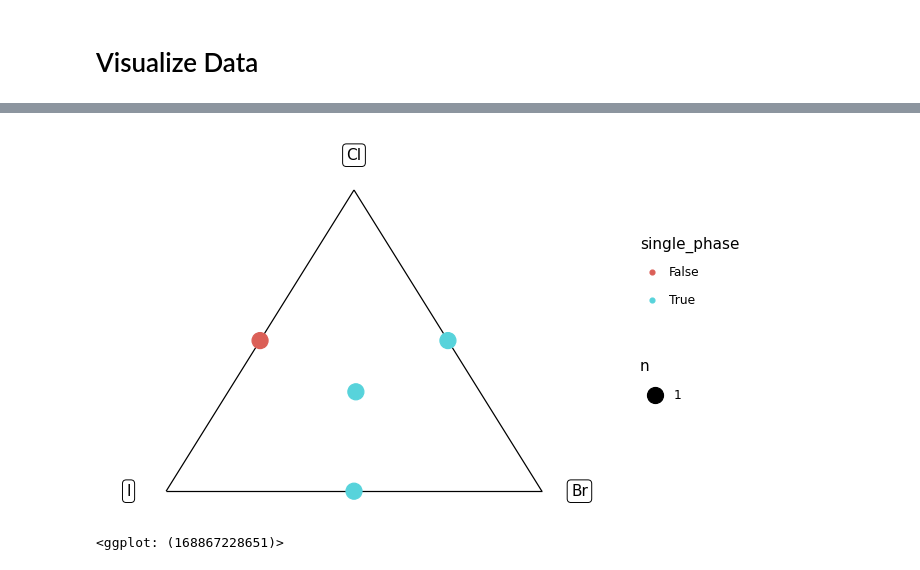
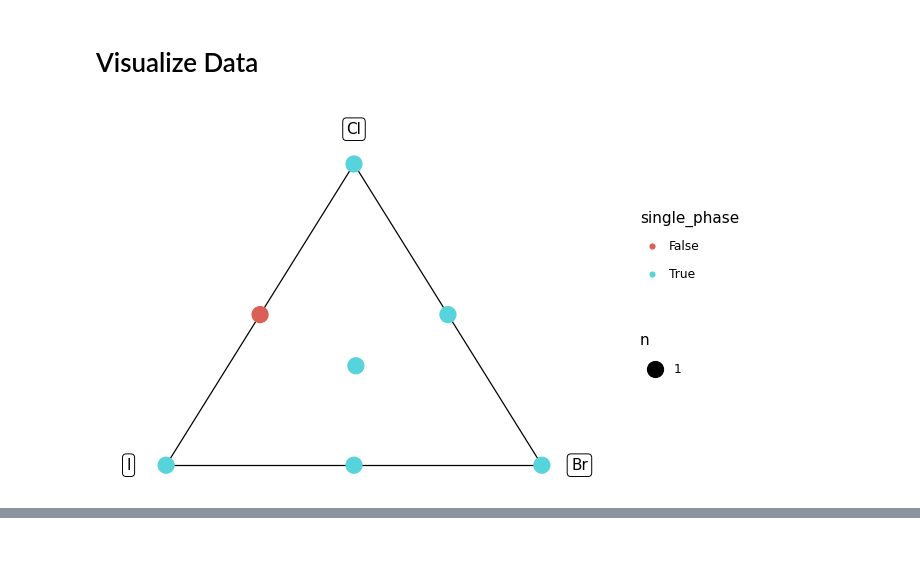
Before and after one commit to kaybr24/perovskite-solar, a Jupyter notebook: Triple Halide Contour Map.ipynb, the cells around one changed output, grey strips where cells are left out. Cells and saved outputs as stored; diff of their text form; code cells hidden in the pictures.

```diff
--- a/Triple Halide Contour Map.ipynb
+++ b/Triple Halide Contour Map.ipynb
@@ -153,25 +167,27 @@ df_thp_round1corners = (
 # Visualize Data
 # %%
 #Select data to display:
-df_thp = df_thp_round1
+# df_thp = df_thp_round1 # With Round 1 measurements only
+df_thp = df_thp_round1corners # With single-halide corner points
 
 #Show visualization
 (
     df_thp
 
     >> pt.ggplot(pt.aes("x", "y"))
     + pt.geom_segment(
         data=df_tri_bounds,
         mapping=pt.aes(xend="gr.lead(x)", yend="gr.lead(y)")
     )
     + pt.geom_label(
         data=df_tri_labels,
         mapping=pt.aes(label="label")
     )
     + pt.geom_count(pt.aes(color="single_phase"))
     + pt.theme_void()
     + pt.theme(
         plot_background=pt.element_rect(fill="white")
     )
 )
 # %% [output]
+[figure, new version]
@@ -179,4 +195,2 @@ Warning: geom_segment : Removed 1 rows containing missing values.
-[figure, old version]
-<ggplot: (168867228651)>
 # %% [markdown]
 # Make Gaussian Process Model
```
Also changed, not shown: parts of 17 cells of this notebook.
